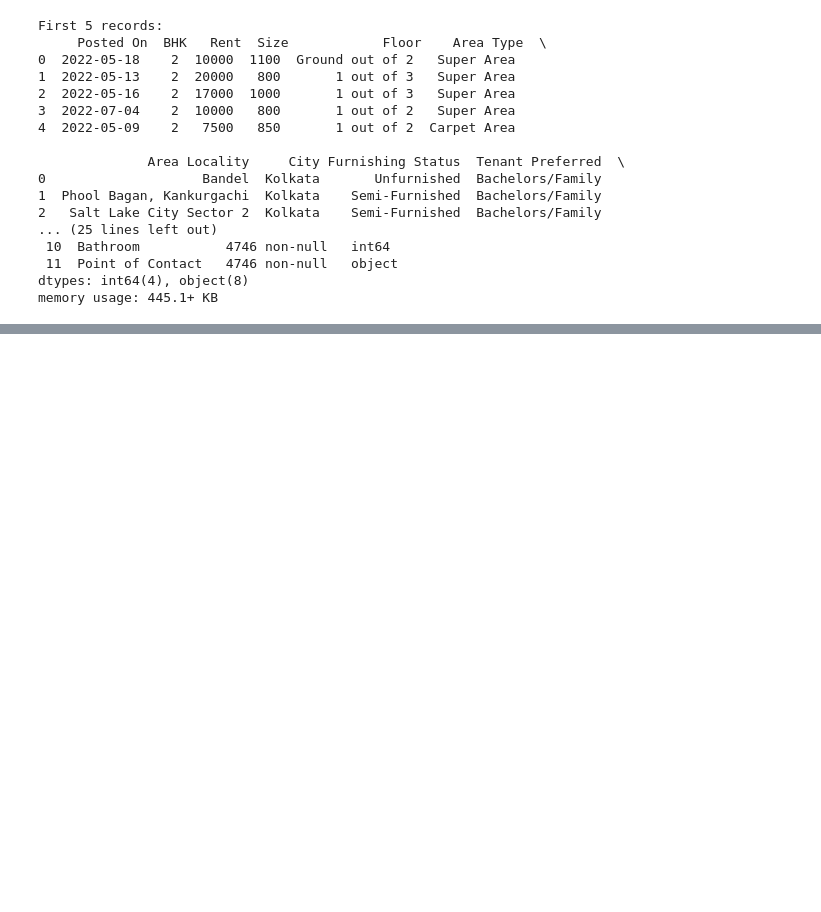
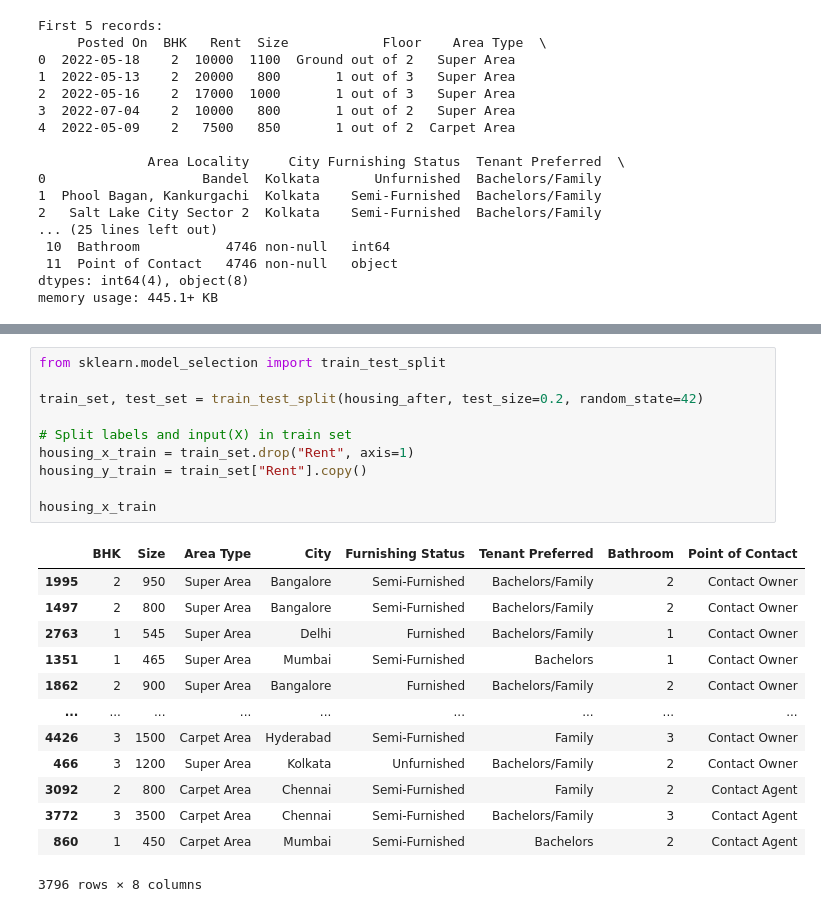
Before and after one commit to luwukien/end-to-end-ml-project-, a Jupyter notebook: MLProject.ipynb, the cells around one changed output, grey strips where cells are left out. Drawn from its saved outputs; the diff is of its cells as text; blank space fills up the shorter version.

```diff
--- a/MLProject.ipynb
+++ b/MLProject.ipynb
@@ -81,0 +100,24 @@ plt.show()
+# %%
+from sklearn.model_selection import train_test_split
+
+train_set, test_set = train_test_split(housing_after, test_size=0.2, random_state=42)
+
+# Split labels and input(X) in train set
+housing_x_train = train_set.drop("Rent", axis=1)
+housing_y_train = train_set["Rent"].copy()
+
+housing_x_train
+# %% [output]
+|  | BHK | Size | Area Type | City | Furnishing Status | Tenant Preferred | Bathroom | Point of Contact |
+| 1995 | 2 | 950 | Super Area | Bangalore | Semi-Furnished | Bachelors/Family | 2 | Contact Owner |
+| 1497 | 2 | 800 | Super Area | Bangalore | Semi-Furnished | Bachelors/Family | 2 | Contact Owner |
+| 2763 | 1 | 545 | Super Area | Delhi | Furnished | Bachelors/Family | 1 | Contact Owner |
+| 1351 | 1 | 465 | Super Area | Mumbai | Semi-Furnished | Bachelors | 1 | Contact Owner |
+| 1862 | 2 | 900 | Super Area | Bangalore | Furnished | Bachelors/Family | 2 | Contact Owner |
+| ... | ... | ... | ... | ... | ... | ... | ... | ... |
+| 4426 | 3 | 1500 | Carpet Area | Hyderabad | Semi-Furnished | Family | 3 | Contact Owner |
+| 466 | 3 | 1200 | Super Area | Kolkata | Unfurnished | Bachelors/Family | 2 | Contact Owner |
+| 3092 | 2 | 800 | Carpet Area | Chennai | Semi-Furnished | Family | 2 | Contact Agent |
+| 3772 | 3 | 3500 | Carpet Area | Chennai | Semi-Furnished | Bachelors/Family | 3 | Contact Agent |
+| 860 | 1 | 450 | Carpet Area | Mumbai | Semi-Furnished | Bachelors | 2 | Contact Agent |
+3796 rows × 8 columns
```
Also changed, not shown: parts of 6 cells of this notebook.
